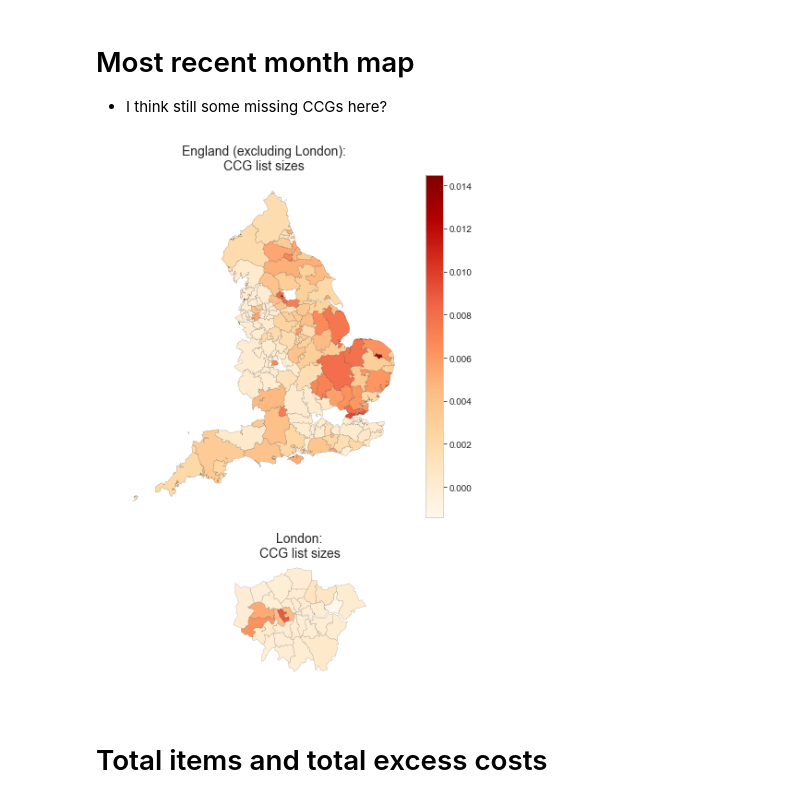
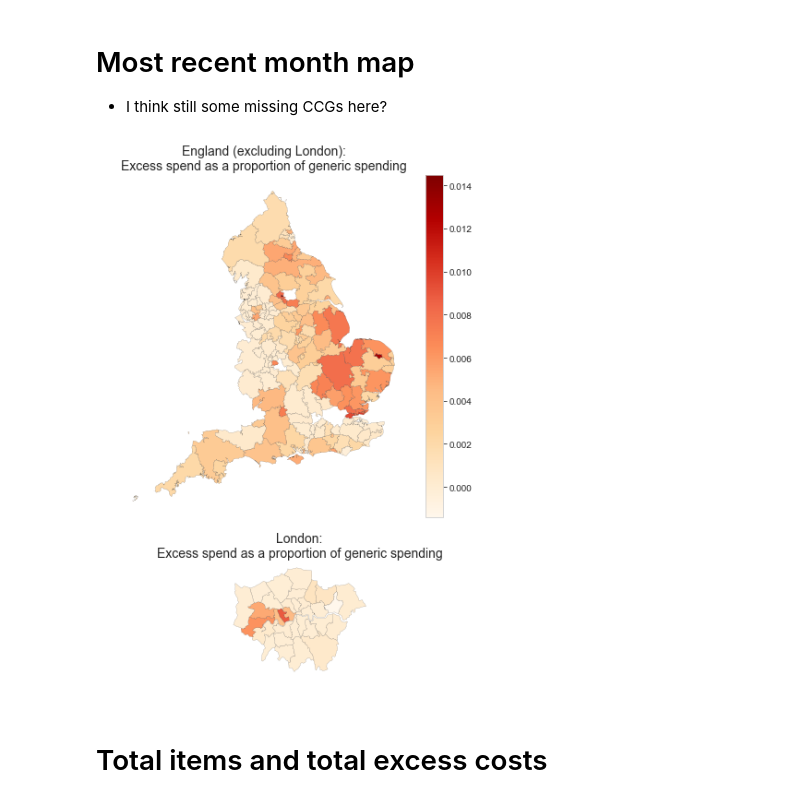
Before and after one commit to ebmdatalab/ghost_branded_generics_paper, a Jupyter notebook: Ghost Branded Generics.ipynb, the cells around one changed output. Cells and saved outputs as stored; diff of their text form; code cells hidden in the pictures.

```diff
--- a/Ghost Branded Generics.ipynb
+++ b/Ghost Branded Generics.ipynb
@@ -113,13 +117,12 @@ plt.show()
 - I think still some missing CCGs here?
 # %%
 plt.figure(figsize=(7, 10))
-ccg['pct'] = ccg['pct_id']
 last_month = ccg.loc[ccg['month']==ccg['month'].max()]
-maps.ccg_map(last_month, title="CCG list sizes", column='calc_val',
+maps.ccg_map(last_month, title="Excess spend as a proportion of generic spending", column='calc_val',
              separate_london=True)
 plt.show()
 # %% [output]
-[figure, old version]
+[figure, new version]
 # %% [markdown]
 # Total items and total excess costs
 # %%
```
Also changed, not shown: parts of 8 cells of this notebook.
